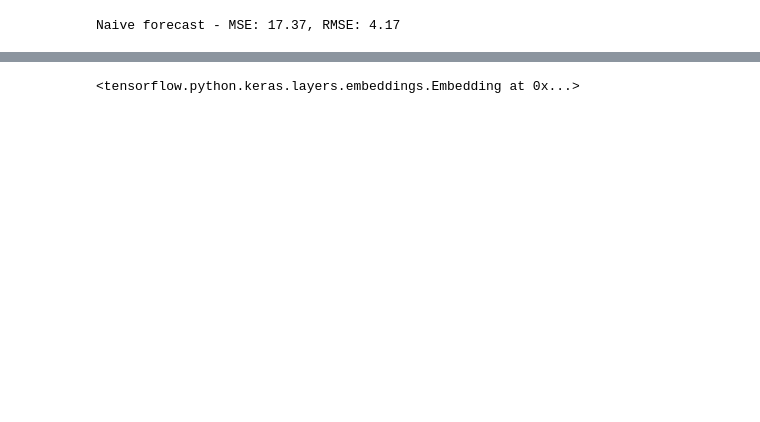
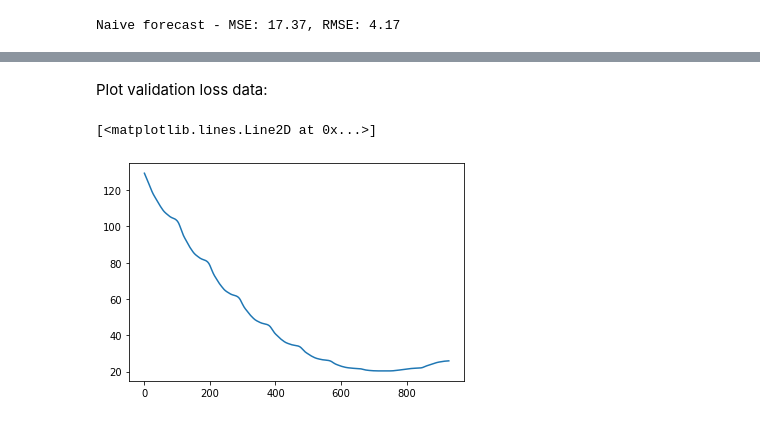
Before and after one commit to osiaaan/forecasting, a Jupyter notebook: priceForecasting.ipynb, the cells around one changed output, grey strips where cells are left out. Saved outputs shown, nothing was run; the diff lists cells and outputs as text; code cells hidden in the pictures; blank space fills up the shorter version.

```diff
--- a/priceForecasting.ipynb
+++ b/priceForecasting.ipynb
@@ -251,5 +206,8 @@ AttributeError: 'Sequential' object has no attribute 'train'
-# %%
-tf.random.set_seed(42)
-model = MLP(3,1)
-# %% [output]
-<tensorflow.python.keras.layers.embeddings.Embedding at 0x...>
+# %% [markdown]
+Plot validation loss data:
+# %%
+fig, ax = plt.subplots()
+ax.plot(history_val)
+# %% [output]
+[<matplotlib.lines.Line2D at 0x...>]
+[figure, added]
```
Also changed, not shown: parts of 24 cells of this notebook, 3 other files.
